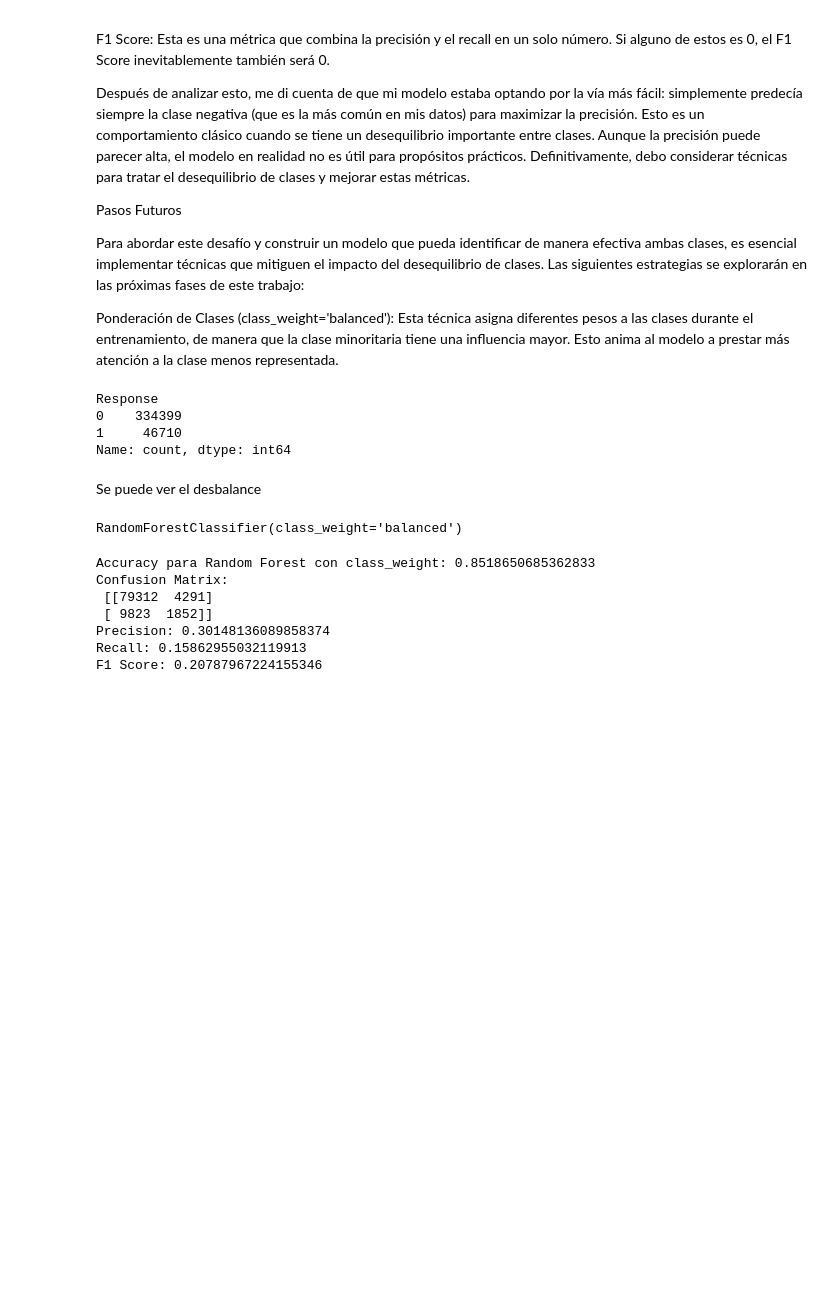
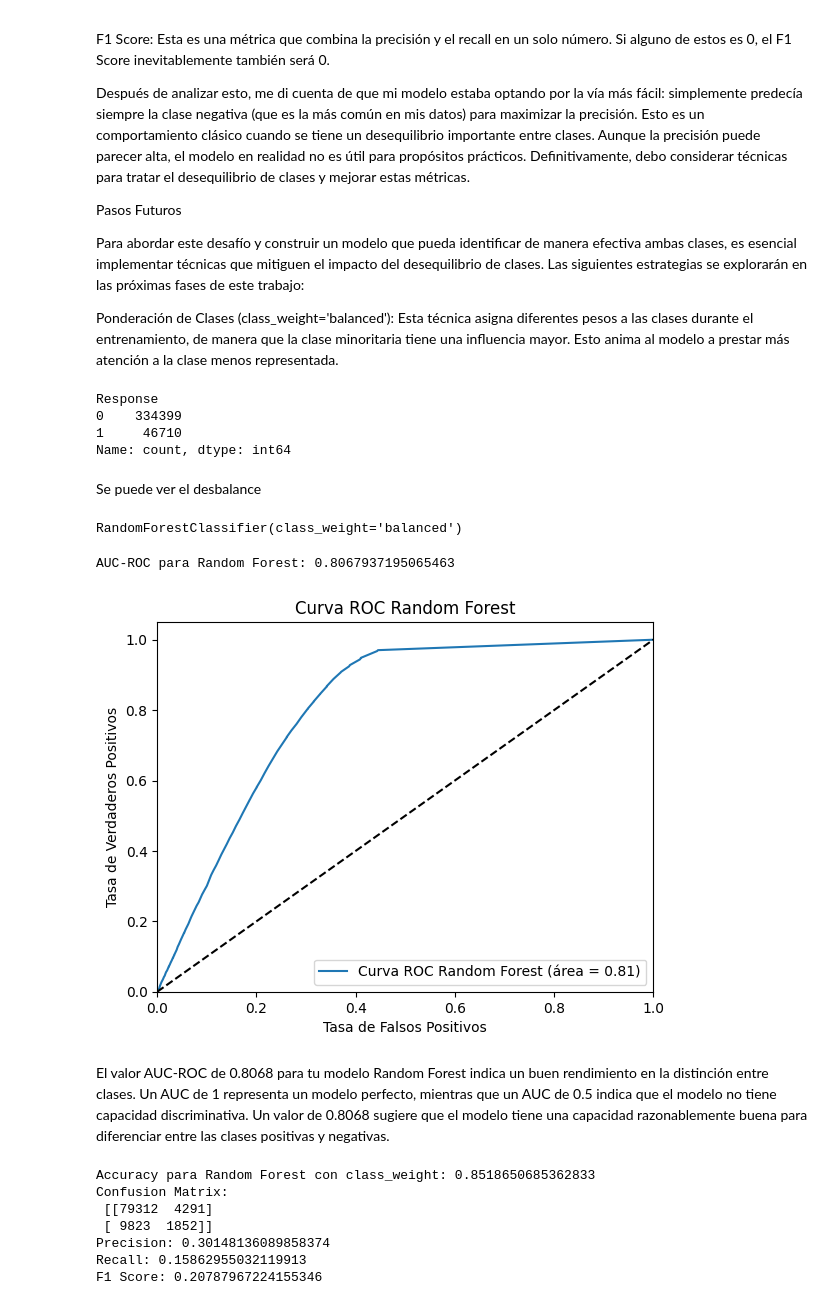
Before and after one commit to ActuaryVlad/tesisAi, a Jupyter notebook: Tesisvlad.ipynb, the cells around one changed output. Drawn from its saved outputs; the diff is of its cells as text; code cells hidden in the pictures; blank space fills up the shorter version.

```diff
--- a/tesis.ipynb
+++ b/Tesisvlad.ipynb
@@ -562,7 +546,7 @@ Se definió un conjunto de parámetros para buscar la mejor configuración para
 # Parámetros para la búsqueda
 param_dist = {
     'criterion': ['gini', 'entropy'],
-    'max_depth': [2, 3, 4, 5, 6],
+    'max_depth': [2, 3, 4, 5, 6, 7, 10],
     'min_samples_leaf': [4, 6, 8],
     'min_samples_split': [5, 7, 10]
 }
@@ -899,6 +882,33 @@ rf_clf = RandomForestClassifier(class_weight='balanced')
 rf_clf.fit(x_train, y_train)
 # %% [output]
 RandomForestClassifier(class_weight='balanced')
+# %%
+# Predicciones de probabilidad para el modelo rf_clf
+y_probs_rf = rf_clf.predict_proba(x_test)[:, 1]
+
+# Calcular el AUC-ROC
+auc_roc_rf = roc_auc_score(y_test, y_probs_rf)
+print("AUC-ROC para Random Forest:", auc_roc_rf)
+
+# Calcular los valores de la tasa de verdaderos positivos (TPR) y la tasa de falsos positivos (FPR)
+fpr_rf, tpr_rf, thresholds_rf = roc_curve(y_test, y_probs_rf)
+
+# Graficar la curva ROC
+plt.figure()
+plt.plot(fpr_rf, tpr_rf, label='Curva ROC Random Forest (área = %0.2f)' % auc_roc_rf)
+plt.plot([0, 1], [0, 1], 'k--')  # Línea diagonal para referencia
+plt.xlim([0.0, 1.0])
+plt.ylim([0.0, 1.05])
+plt.xlabel('Tasa de Falsos Positivos')
+plt.ylabel('Tasa de Verdaderos Positivos')
+plt.title('Curva ROC Random Forest')
+plt.legend(loc="lower right")
+plt.show()
+# %% [output]
+AUC-ROC para Random Forest: 0.8067937195065463
+[figure, added]
+# %% [markdown]
+El valor AUC-ROC de 0.8068 para tu modelo Random Forest indica un buen rendimiento en la distinción entre clases. Un AUC de 1 representa un modelo perfecto, mientras que un AUC de 0.5 indica que el modelo no tiene capacidad discriminativa. Un valor de 0.8068 sugiere que el modelo tiene una capacidad razonablemente buena para diferenciar entre las clases positivas y negativas.
 # %%
 # Predicciones
 y_pred_rf = rf_clf.predict(x_test)
```
Also changed, not shown: parts of 49 cells of this notebook, 5 other files.
